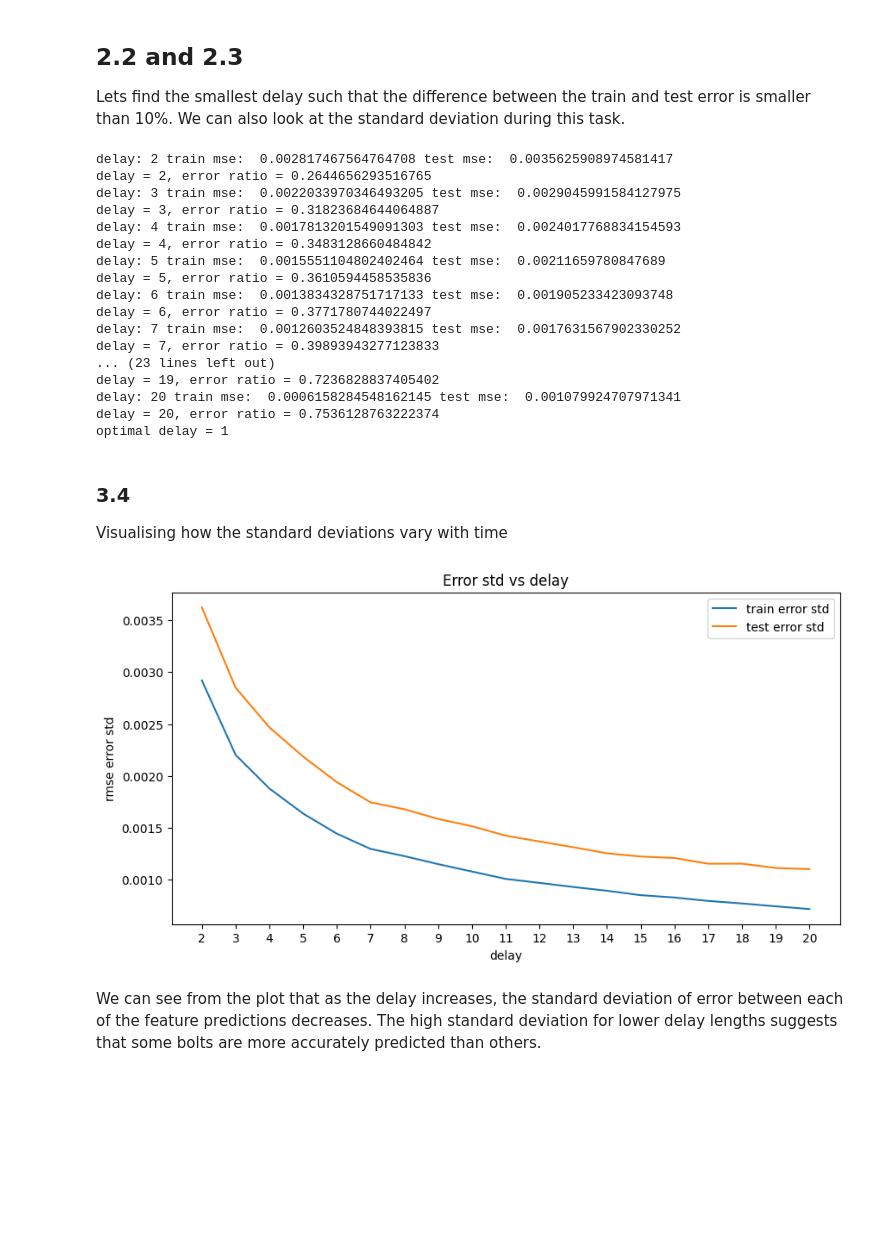
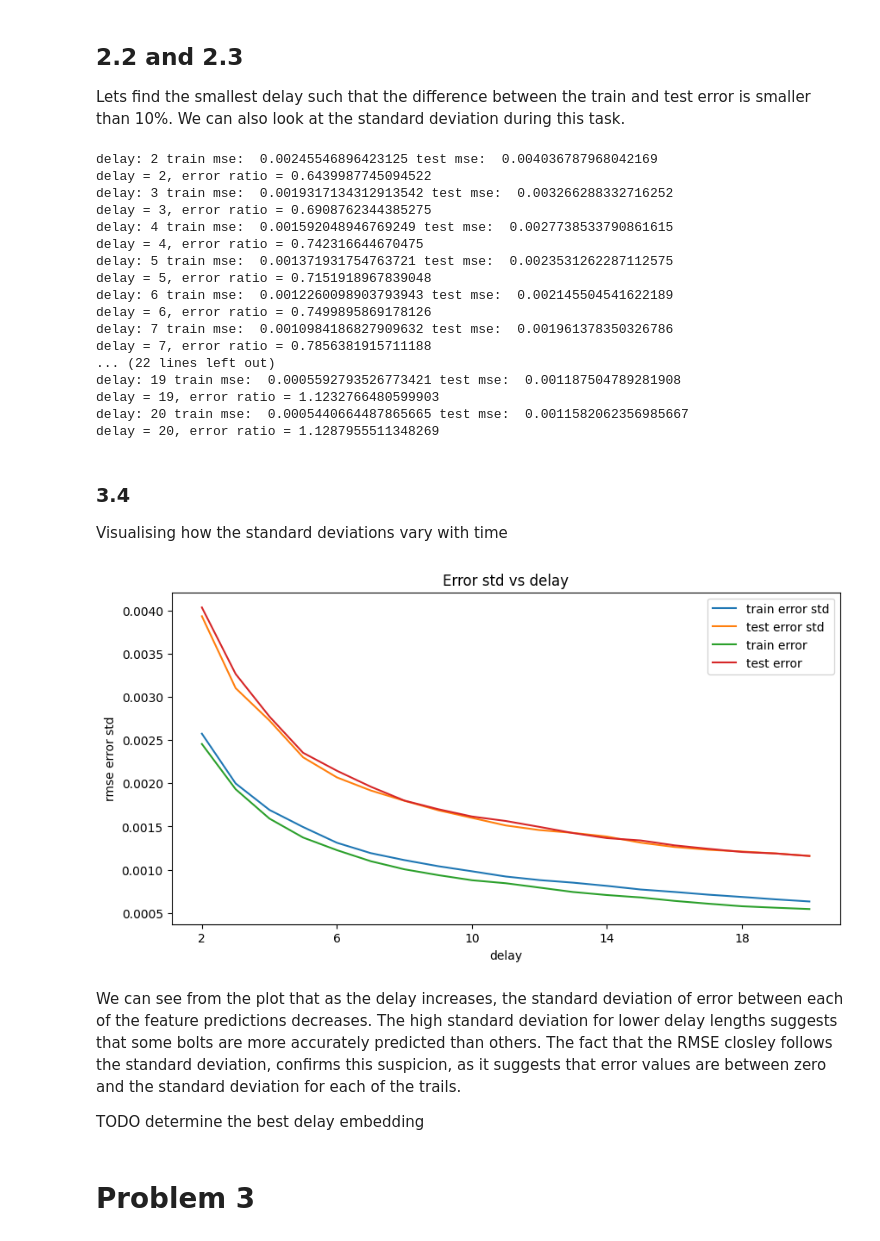
Before and after one commit to ck21706/DDPM_Coursework, a Jupyter notebook: solution_notebook.ipynb, the cells around one changed output. Drawn from its saved outputs; the diff is of its cells as text; code cells hidden in the pictures; blank space fills up the shorter version.

Commit message:
Finished problem 3 and explored koopman modes in depth in problem 4

```diff
--- a/solution_notebook.ipynb
+++ b/solution_notebook.ipynb
@@ -222,7 +226,7 @@ Since we don't have a lot of data, we'll do a 60-40 train-test split.
 # %%
 shuffled_data = random.sample(ordered_data_all, len(ordered_data_all))
-train_data = shuffled_data[:int(len(shuffled_data)*0.6)]
-test_data = shuffled_data[int(len(shuffled_data)*0.6):]
+train_data = shuffled_data[:int(len(shuffled_data)*0.8)]
+test_data = shuffled_data[int(len(shuffled_data)*0.8):]
 
 print(len(train_data), len(test_data))
 # %% [output]
@@ -234,9 +238,10 @@ We are using delay embedding to determine the states and linear model which gene
 # %% [markdown]
 Given each data matrix consists of $y_1, y_2, \cdots, y_n$, where $y_i$ is a vector containing the displacement of each of the 17 bolts at frame, I can form a Hankel matrix by choosing some arbitrary dimensionality, and then ensure that it is large enough to capture the unobserved state space afterwards.
 # %%
-# function to generate hankel matrix of delay embeddings
+
 def hankel_matrix(data: np.array, delay: int):
     """
+    Generates a hankel matrix by vertically stacking the delayed versions of the data matrix by delay timesteps
     args:
     ------
     data: np.array, timeseries of shape (n,m) where m is the number of timesteps and n is the number of features
@@ -330,16 +330,21 @@ Now we need to fit a linear model to the delay embedded and decorellated data to
 # %%
 def linear_delay_embedding(data: np.array, delay: int = 10, kappa: float = 1e6):
     """
+    Fits a least squares linear model to predict the next state surrogate from the previous state surrogate
+    using a delay embedding size given by delay.
+
     args:
     -----
     data: np.array, timeseries of shape (n, m) where m is the number of timesteps and n is the number of features
-    d: int, delay embedding window size
+    delay: int, delay embedding window size
     kappa: float, threshold for decorrelation
 
     returns:
     --------
     W: np.array, linear model weights
     U: np.array, LHS Matrix from SVD, for switching between decorrelated state surrogate and observed/predicted outputs
+    X_prev: np.array, decorrelated previous state surrogate matrix
+    X_next: np.array, decorrelated next state surrogate matrix
     """
     # delay embedding the observed outputs
     hankel = hankel_matrix(data, delay)
@@ -347,18 +352,21 @@ def linear_delay_embedding(data: np.array, delay: int = 10, kappa: float = 1e6):
     X_prev = hankel[:, :-1]
     X_next = hankel[:, 1:]
     # decorrelated input state surrogate matrix
-    X_decor, U = decorrelate(X_prev, kappa=kappa, verbose=False)
+    _, U = decorrelate(hankel, kappa=kappa, verbose=False)
     # decorrelated state surrogates
-    X_prev = X_decor
+    X_prev = U.T @ X_prev
     X_next = U.T @ X_next
 
     # fitting a linear model to predict the next surrogate state, i.e. X_next = W @ X_prev
     W = (X_next @ X_prev.T) @ la.pinv(X_prev @ X_prev.T, rcond=1e-6)
 
-    return W, U
+    return W, U, X_prev, X_next
 
 def predict(W: np.array, U: np.array, data: np.array, delay: int = 10):
     """
+    predicts the output state at the next timestep using the linear delay embedding model,
+    with learned weights W and delay d, with decorrelation matrix U.
+
     args:
     -----
     W: np.array, linear model weights
@@ -399,7 +407,7 @@ stacked_test_data = np.hstack(test_data)
 
 delay = 5
 kappa = 1e6
-W, U = linear_delay_embedding(stacked_train_data, delay=delay, kappa=kappa)
+W, U, _, _ = linear_delay_embedding(stacked_train_data, delay=delay, kappa=kappa)
 
 _, train_rmse, _ = predict(W, U, stacked_train_data, delay=delay)
 _, test_rmse, _ = predict(W, U, stacked_test_data, delay=delay)
@@ -447,7 +455,7 @@ $\frac{\|actual - pred \|_2}{\sqrt{size(actual)}} \times \frac{\sqrt{size(actual
 Lets find the smallest delay such that the difference between the train and test error is smaller than 10%. We can also look at the standard deviation during this task.
 # %%
 def train_and_compare(train, test, delay, kappa=1e6):
-    W, U = linear_delay_embedding(stacked_train_data, delay=delay, kappa=kappa)
+    W, U, _, _ = linear_delay_embedding(stacked_train_data, delay=delay, kappa=kappa)
 
     _, train_rmse, train_error_std = predict(W, U, stacked_train_data, delay=delay)
     _, test_rmse, test_error_std = predict(W, U, stacked_test_data, delay=delay)
@@ -467,6 +475,7 @@ test_errors = []
 
 delays = list(range(2, max_delay+1))
 for delay in delays:
+    # TODO: see if it is possible to improve the fitting procedure so that less than 10% difference in error is achieved
     error_ratio, errors, stds = train_and_compare(stacked_train_data, stacked_test_data, delay)
 
     print(f"delay = {delay}, error ratio = {error_ratio}")
@@ -477,44 +486,44 @@ for delay in delays:
     test_stds.append(stds[1])
     train_errors.append(errors[0])
     test_errors.append(errors[1])
-
-    if error_ratio <= 0.1:
-        min_optimal_delay = delay
-        break
-
-print(f"optimal delay = {min_optimal_delay}")
 # %% [output]
-delay: 2 train mse:  0.002817467564764708 test mse:  0.0035625908974581417
-delay = 2, error ratio = 0.2644656293516765
-delay: 3 train mse:  0.0022033970346493205 test mse:  0.0029045991584127975
-delay = 3, error ratio = 0.31823684644064887
-delay: 4 train mse:  0.0017813201549091303 test mse:  0.0024017768834154593
-delay = 4, error ratio = 0.3483128660484842
-delay: 5 train mse:  0.0015551104802402464 test mse:  0.00211659780847689
-delay = 5, error ratio = 0.3610594458535836
-delay: 6 train mse:  0.0013834328751717133 test mse:  0.001905233423093748
-delay = 6, error ratio = 0.3771780744022497
-delay: 7 train mse:  0.0012603524848393815 test mse:  0.0017631567902330252
-delay = 7, error ratio = 0.39893943277123833
-... (23 lines left out)
-delay = 19, error ratio = 0.7236828837405402
-delay: 20 train mse:  0.0006158284548162145 test mse:  0.001079924707971341
-delay = 20, error ratio = 0.7536128763222374
-optimal delay = 1
+delay: 2 train mse:  0.00245546896423125 test mse:  0.004036787968042169
+delay = 2, error ratio = 0.6439987745094522
+delay: 3 train mse:  0.0019317134312913542 test mse:  0.003266288332716252
+delay = 3, error ratio = 0.6908762344385275
+delay: 4 train mse:  0.001592048946769249 test mse:  0.0027738533790861615
+delay = 4, error ratio = 0.742316644670475
+delay: 5 train mse:  0.001371931754763721 test mse:  0.0023531262287112575
+delay = 5, error ratio = 0.7151918967839048
+delay: 6 train mse:  0.0012260098903793943 test mse:  0.002145504541622189
+delay = 6, error ratio = 0.7499895869178126
+delay: 7 train mse:  0.0010984186827909632 test mse:  0.001961378350326786
+delay = 7, error ratio = 0.7856381915711188
+... (22 lines left out)
+delay: 19 train mse:  0.0005592793526773421 test mse:  0.001187504789281908
+delay = 19, error ratio = 1.1232766480599903
+delay: 20 train mse:  0.0005440664487865665 test mse:  0.0011582062356985667
+delay = 20, error ratio = 1.1287955511348269
 # %% [markdown]
 ### 3.4
 Visualising how the standard deviations vary with time
 # %%
 fig, ax = plt.subplots(1, 1, figsize=(10, 5))
 ax.plot(delays, train_stds, label='train error std')
 ax.plot(delays, test_stds, label='test error std')
+ax.plot(delays, train_errors, label='train error')
+ax.plot(delays, test_errors, label='test error')
 ax.legend()
 plt.title('Error std vs delay')
 ax.set_xlabel('delay')
 ax.set_ylabel('rmse error std')
-ax.set_xticks(delays)
+ax.set_xticks(delays[::4])
 plt.show()
 # %% [output]
-[figure, old version]
+[figure, new version]
 # %% [markdown]
-We can see from the plot that as the delay increases, the standard deviation of error between each of the feature predictions decreases. The high standard deviation for lower delay lengths suggests that some bolts are more accurately predicted than others.
+We can see from the plot that as the delay increases, the standard deviation of error between each of the feature predictions decreases. The high standard deviation for lower delay lengths suggests that some bolts are more accurately predicted than others. The fact that the RMSE closley follows the standard deviation, confirms this suspicion, as it suggests that error values are between zero and the standard deviation for each of the trails.
+
+TODO determine the best delay embedding
+# %% [markdown]
+# Problem 3
```
Also changed, not shown: parts of 43 cells of this notebook, 1 other file.
